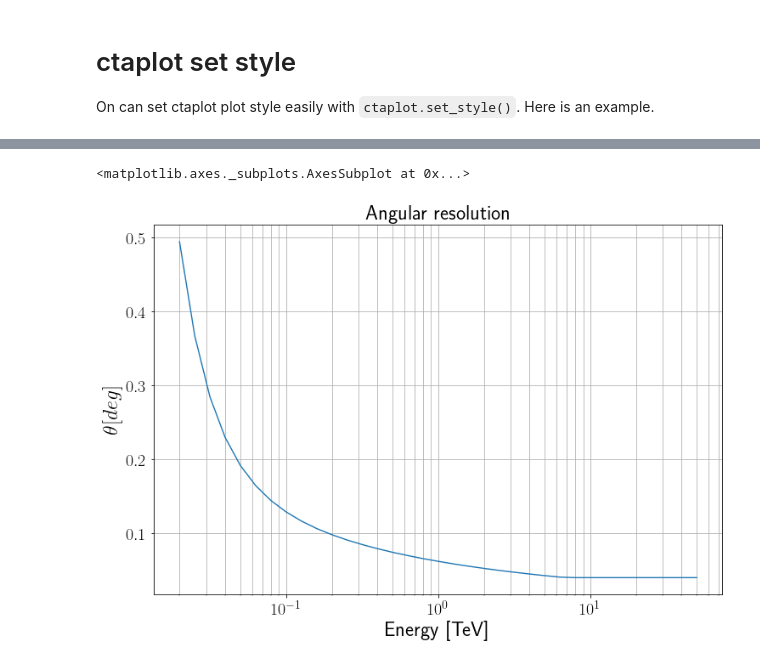
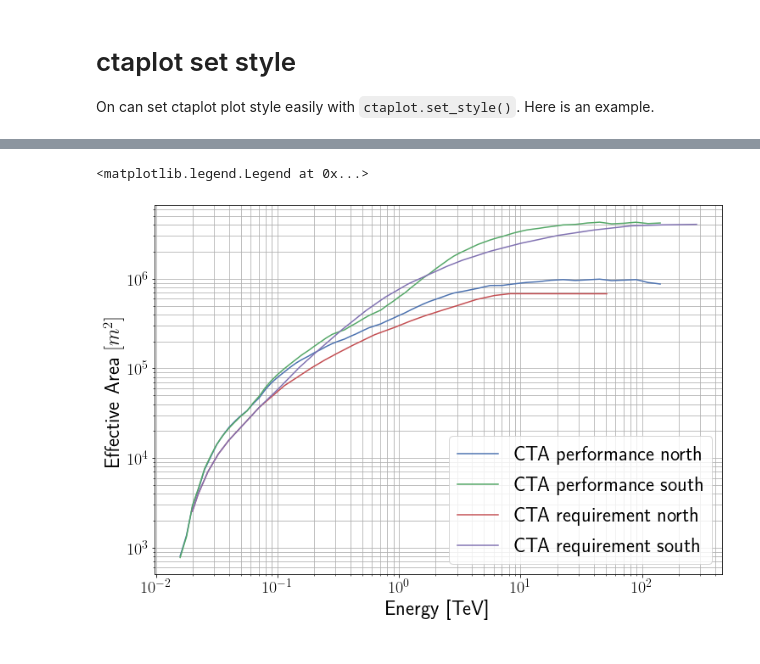
Before and after one commit to cta-observatory/ctaplot, a Jupyter notebook: docs/notebooks/style.ipynb, the cells around one changed output, grey strips where cells are left out. Drawn from its saved outputs; the diff is of its cells as text; code cells hidden in the pictures.

Commit message:
more visual doc

```diff
--- a/docs/notebooks/style.ipynb
+++ b/docs/notebooks/style.ipynb
@@ -12,7 +17,11 @@ ctaplot.plot_angular_resolution_cta_requirement('north')
 # %%
 # After
 ctaplot.set_style('slides')
-ctaplot.plot_angular_resolution_cta_requirement('north')
+ctaplot.plot_effective_area_cta_performance('north')
+ctaplot.plot_effective_area_cta_performance('south')
+ctaplot.plot_effective_area_cta_requirement('north')
+ctaplot.plot_effective_area_cta_requirement('south')
+plt.legend()
 # %% [output]
-<matplotlib.axes._subplots.AxesSubplot at 0x...>
+<matplotlib.legend.Legend at 0x...>
-[figure, old version]
+[figure, new version]
```
Also changed, not shown: parts of 4 cells of this notebook.
